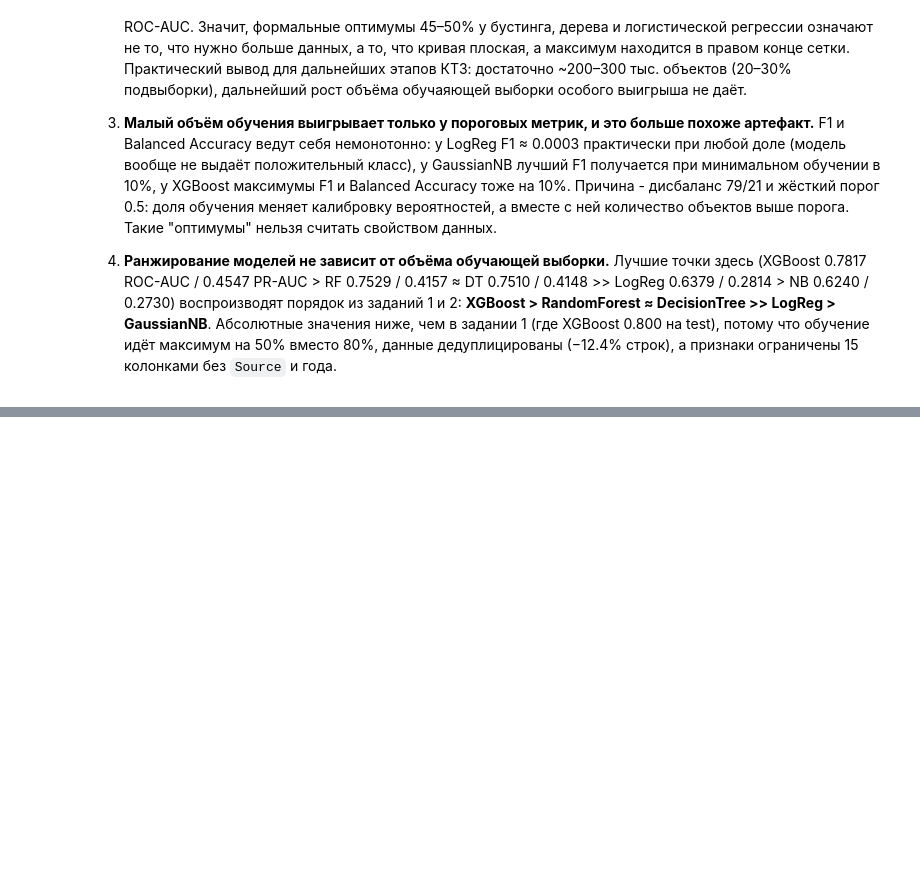
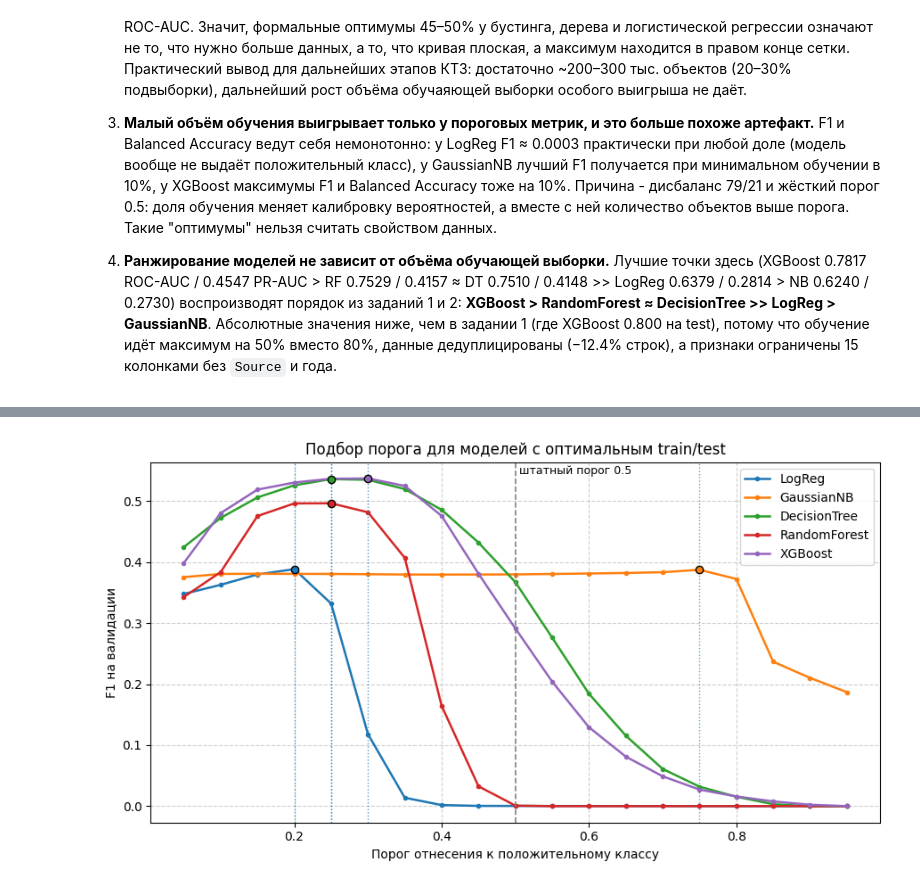
Before and after one commit to Dead-Ded/AITechnologiesMaster, a Jupyter notebook: kt3/kt3_tasks.ipynb, the cells around one changed output, grey strips where cells are left out. Saved outputs shown, nothing was run; the diff lists cells and outputs as text; code cells hidden in the pictures; blank space fills up the shorter version.

```diff
--- a/kt3/kt3_tasks.ipynb
+++ b/kt3/kt3_tasks.ipynb
@@ -757,0 +945,21 @@ print(f"Таблица сохранена: task3_metrics_table.csv, строк:
+# %%
+# кривые F1 от порога на валидации: видно, где у каждой модели оптимум
+fig, ax = plt.subplots(figsize=(9, 5))
+for name in models_order:
+    grid, curve, thr = opt_curves[name]
+    ax.plot(grid, curve, marker="o", ms=3, linewidth=1.8, label=name)
+    ax.axvline(thr, ls=":", lw=1, alpha=0.7)
+    ax.scatter([thr], [curve.max()], zorder=5, edgecolors="k")
+
+ax.axvline(0.5, ls="--", c="gray", lw=1.2)
+ax.text(0.5, ax.get_ylim()[1] * 0.99, " штатный порог 0.5", va="top", fontsize=9)
+ax.set_xlabel("Порог отнесения к положительному классу")
+ax.set_ylabel("F1 на валидации")
+ax.set_title("Подбор порога для моделей с оптимальным train/test")
+ax.legend()
+ax.grid(True, linestyle="--", alpha=0.6)
+plt.tight_layout()
+plt.savefig("task4_f1_vs_threshold.png", dpi=150, bbox_inches="tight")
+plt.show()
+# %% [output]
+[figure, added]
```
Also changed, not shown: parts of 9 cells of this notebook, 9 other files.
